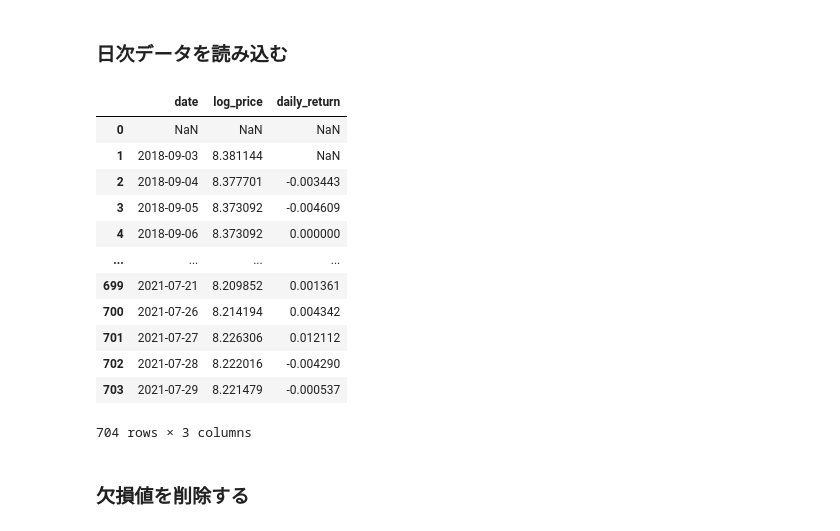
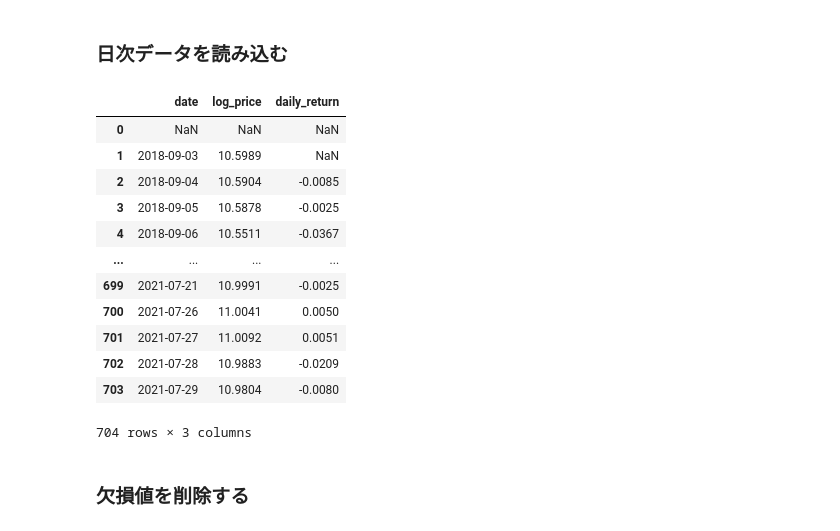
Before and after one commit to ara-git/LSIML, a Jupyter notebook: notebook/Ridge.ipynb, the cells around one changed output. Cells and saved outputs as stored; diff of their text form; code cells hidden in the pictures.

```diff
--- a/notebook/Ridge.ipynb
+++ b/notebook/Ridge.ipynb
@@ -149,21 +168,22 @@ data
 # %% [markdown]
 ### 日次データを読み込む
 # %%
-daily_data = pd.read_csv("../data/daily_data\Daily_Price_mitsuifin.csv").shift()
+#daily_data = pd.read_csv("../data/daily_data\Daily_Price_mitsuifin.csv").shift()
+daily_data = pd.read_csv("../data/daily_data/Daily_Price_79740_1.csv").shift()
 daily_data
 # %% [output]
 |  | date | log_price | daily_return |
 | 0 | NaN | NaN | NaN |
-| 1 | 2018-09-03 | 8.381144 | NaN |
-| 2 | 2018-09-04 | 8.377701 | -0.003443 |
-| 3 | 2018-09-05 | 8.373092 | -0.004609 |
-| 4 | 2018-09-06 | 8.373092 | 0.000000 |
+| 1 | 2018-09-03 | 10.5989 | NaN |
+| 2 | 2018-09-04 | 10.5904 | -0.0085 |
+| 3 | 2018-09-05 | 10.5878 | -0.0025 |
+| 4 | 2018-09-06 | 10.5511 | -0.0367 |
 | ... | ... | ... | ... |
-| 699 | 2021-07-21 | 8.209852 | 0.001361 |
-| 700 | 2021-07-26 | 8.214194 | 0.004342 |
-| 701 | 2021-07-27 | 8.226306 | 0.012112 |
-| 702 | 2021-07-28 | 8.222016 | -0.004290 |
-| 703 | 2021-07-29 | 8.221479 | -0.000537 |
+| 699 | 2021-07-21 | 10.9991 | -0.0025 |
+| 700 | 2021-07-26 | 11.0041 | 0.0050 |
+| 701 | 2021-07-27 | 11.0092 | 0.0051 |
+| 702 | 2021-07-28 | 10.9883 | -0.0209 |
+| 703 | 2021-07-29 | 10.9804 | -0.0080 |
 704 rows × 3 columns
 # %%
 asym_list = []
```
Also changed, not shown: parts of 37 cells of this notebook, 6 other files.
